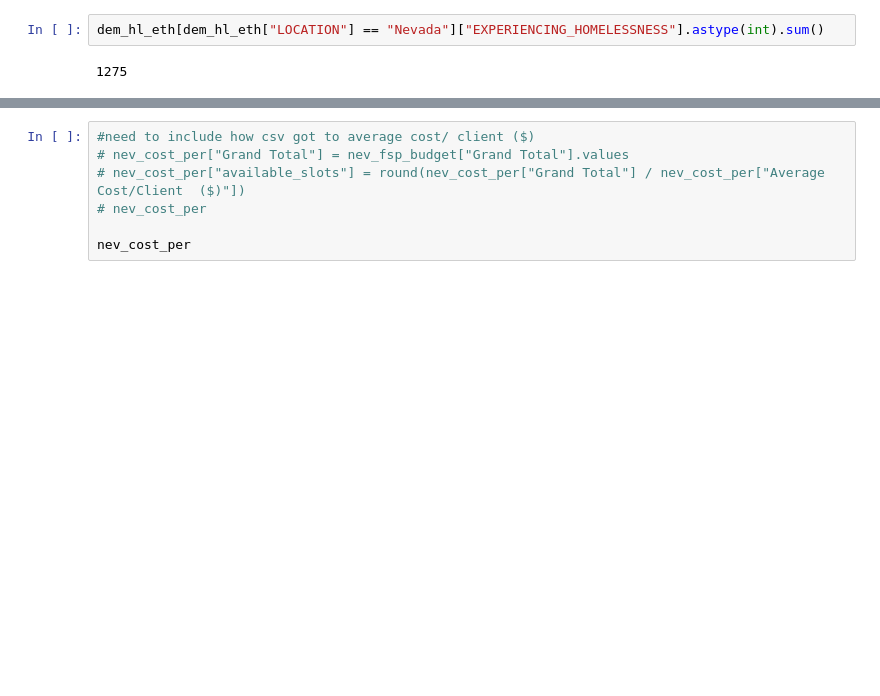
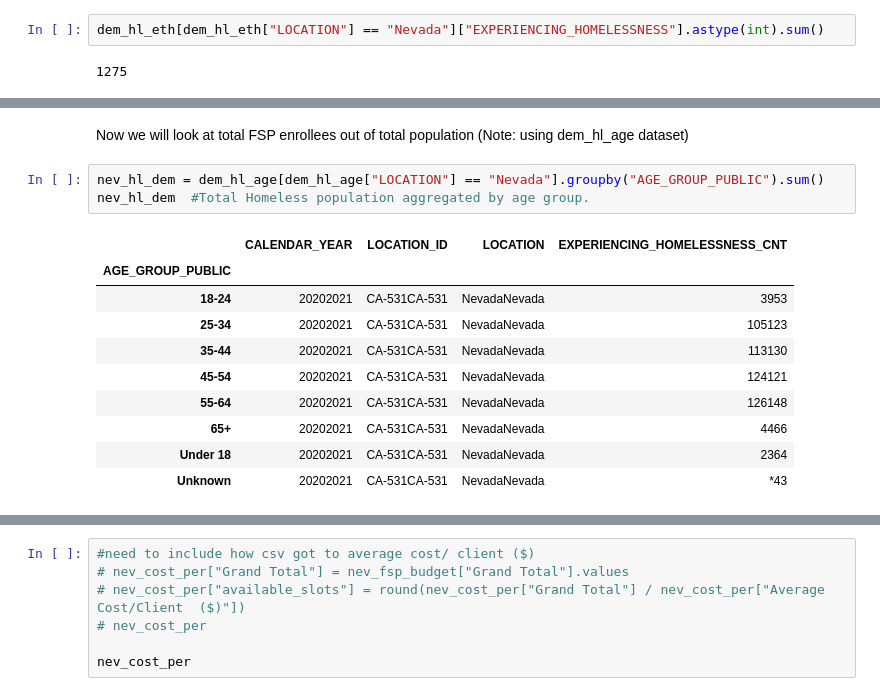
Before and after one commit to michellesuminpark/Data-Discovery, a Jupyter notebook: HBGI-UCB Research Workspace.ipynb, the cells around one changed output, grey strips where cells are left out. Saved outputs shown, nothing was run; the diff lists cells and outputs as text; blank space fills up the shorter version.

```diff
--- a/HBGI-UCB Research Workspace.ipynb
+++ b/HBGI-UCB Research Workspace.ipynb
@@ -483,0 +488,16 @@ nev_fsp_budget
+# %% [markdown]
+Now we will look at total FSP enrollees out of total population (Note: using dem_hl_age dataset)
+# %%
+nev_hl_dem = dem_hl_age[dem_hl_age["LOCATION"] == "Nevada"].groupby("AGE_GROUP_PUBLIC").sum()
+nev_hl_dem  #Total Homeless population aggregated by age group.
+# %% [output]
+|  | CALENDAR_YEAR | LOCATION_ID | LOCATION | EXPERIENCING_HOMELESSNESS_CNT |
+| AGE_GROUP_PUBLIC |  |  |  |  |
+| 18-24 | 20202021 | CA-531CA-531 | NevadaNevada | 3953 |
+| 25-34 | 20202021 | CA-531CA-531 | NevadaNevada | 105123 |
+| 35-44 | 20202021 | CA-531CA-531 | NevadaNevada | 113130 |
+| 45-54 | 20202021 | CA-531CA-531 | NevadaNevada | 124121 |
+| 55-64 | 20202021 | CA-531CA-531 | NevadaNevada | 126148 |
+| 65+ | 20202021 | CA-531CA-531 | NevadaNevada | 4466 |
+| Under 18 | 20202021 | CA-531CA-531 | NevadaNevada | 2364 |
+| Unknown | 20202021 | CA-531CA-531 | NevadaNevada | *43 |
```
Also changed, not shown: parts of 31 cells of this notebook, 2 other files.
